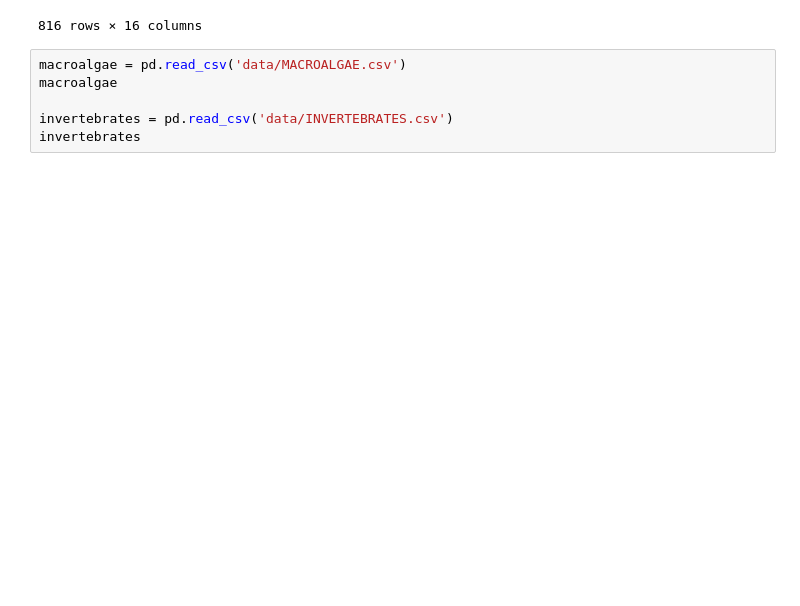
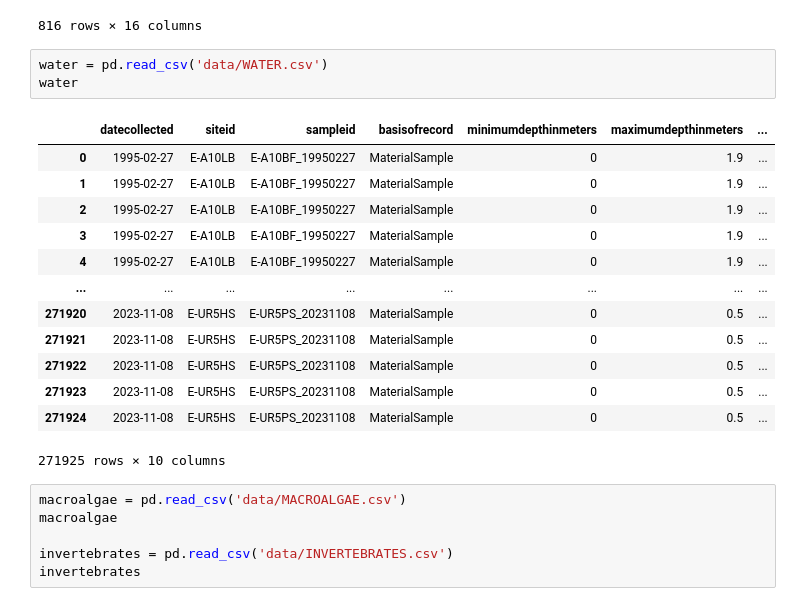
Before and after one commit to AdamZDLiu/ML-Handon-Ecosystem, a Jupyter notebook: code2.ipynb, the cells around one changed output. Saved outputs shown, nothing was run; the diff lists cells and outputs as text; blank space fills up the shorter version.

```diff
--- a/code2.ipynb
+++ b/code2.ipynb
@@ -17,6 +17,23 @@ metadata
 | 814 | Fish | PV_GAL_OLABEAGA | Nerbioi interior (Arrastre zona i... | ES | Bay of Biscay | 43.267331 | -2.957217 | 2002 | ... |
 | 815 | Fish | PV_GAL_RONTEGI | Nerbioi interior (Arrastre zona m... | ES | Bay of Biscay | 43.296997 | -2.972804 | 1991 | ... |
 816 rows × 16 columns
+# %%
+water = pd.read_csv('data/WATER.csv')
+water
+# %% [output]
+|  | datecollected | siteid | sampleid | basisofrecord | minimumdepthinmeters | maximumdepthinmeters | ... |
+| 0 | 1995-02-27 | E-A10LB | E-A10BF_19950227 | MaterialSample | 0 | 1.9 | ... |
+| 1 | 1995-02-27 | E-A10LB | E-A10BF_19950227 | MaterialSample | 0 | 1.9 | ... |
+| 2 | 1995-02-27 | E-A10LB | E-A10BF_19950227 | MaterialSample | 0 | 1.9 | ... |
+| 3 | 1995-02-27 | E-A10LB | E-A10BF_19950227 | MaterialSample | 0 | 1.9 | ... |
+| 4 | 1995-02-27 | E-A10LB | E-A10BF_19950227 | MaterialSample | 0 | 1.9 | ... |
+| ... | ... | ... | ... | ... | ... | ... | ... |
+| 271920 | 2023-11-08 | E-UR5HS | E-UR5PS_20231108 | MaterialSample | 0 | 0.5 | ... |
+| 271921 | 2023-11-08 | E-UR5HS | E-UR5PS_20231108 | MaterialSample | 0 | 0.5 | ... |
+| 271922 | 2023-11-08 | E-UR5HS | E-UR5PS_20231108 | MaterialSample | 0 | 0.5 | ... |
+| 271923 | 2023-11-08 | E-UR5HS | E-UR5PS_20231108 | MaterialSample | 0 | 0.5 | ... |
+| 271924 | 2023-11-08 | E-UR5HS | E-UR5PS_20231108 | MaterialSample | 0 | 0.5 | ... |
+271925 rows × 10 columns
 # %%
 macroalgae = pd.read_csv('data/MACROALGAE.csv')
 macroalgae
```
Also changed, not shown: parts of 2 cells of this notebook.
